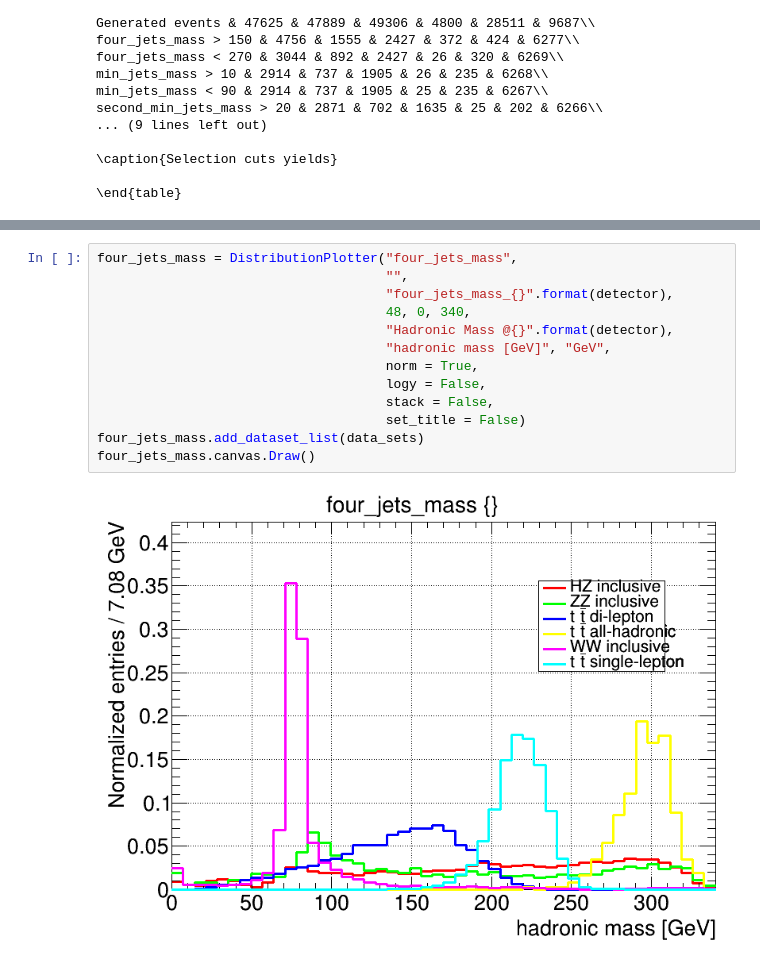
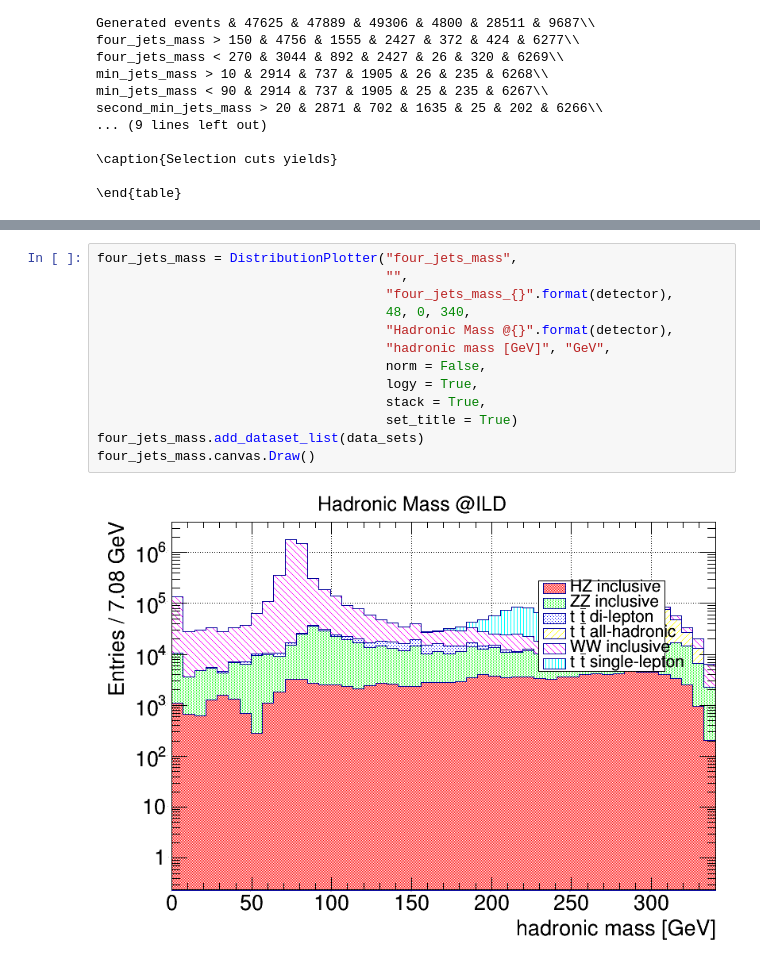
Before and after one commit to fblekman/Top-Mass-Measurement-FCC-ee, a Jupyter notebook: ttbar_analysis/plot_script/Plot_and_Cuts_Yield.ipynb, the cells around one changed output, grey strips where cells are left out. Saved outputs shown, nothing was run; the diff lists cells and outputs as text.

Commit message:
Plot script and test added

```diff
--- a/ttbar_analysis/plot_script/Plot_and_Cuts_Yield.ipynb
+++ b/ttbar_analysis/plot_script/Plot_and_Cuts_Yield.ipynb
@@ -128,15 +176,15 @@ selection = " && ".join(cuts)
 # %%
 four_jets_mass = DistributionPlotter("four_jets_mass",
                                      "",
                                      "four_jets_mass_{}".format(detector),
                                      48, 0, 340,
                                      "Hadronic Mass @{}".format(detector),
                                      "hadronic mass [GeV]", "GeV",
-                                     norm = True,
-                                     logy = False,
-                                     stack = False,
-                                     set_title = False)
+                                     norm = False,
+                                     logy = True,
+                                     stack = True,
+                                     set_title = True)
 four_jets_mass.add_dataset_list(data_sets)
 four_jets_mass.canvas.Draw()
 # %% [output]
-[figure, old version]
+[figure, new version]
```
Also changed, not shown: parts of 9 cells of this notebook, 18 other files.
